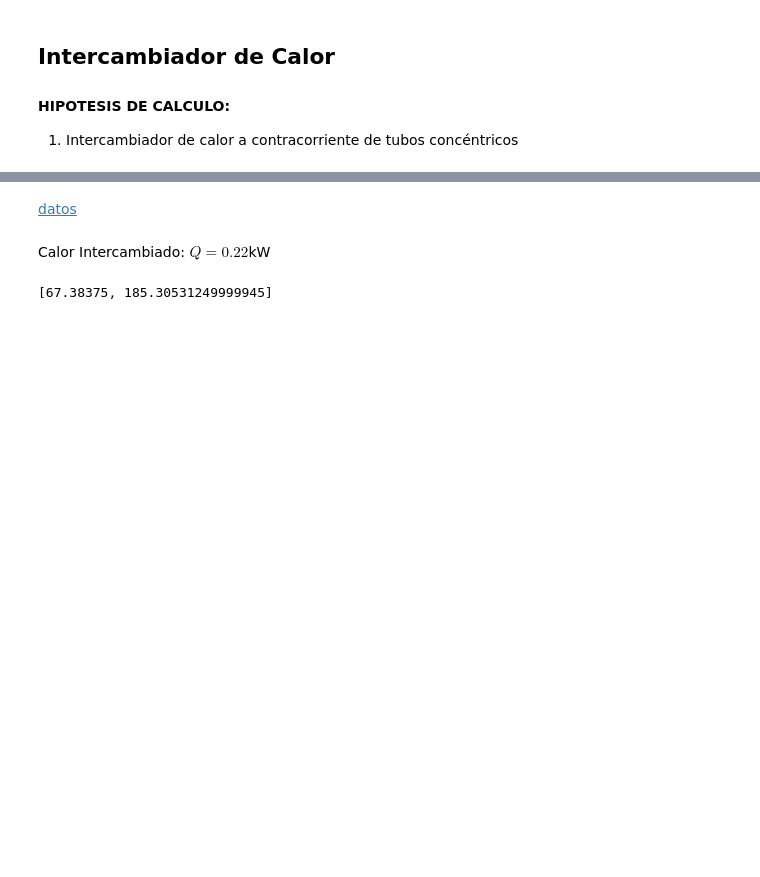
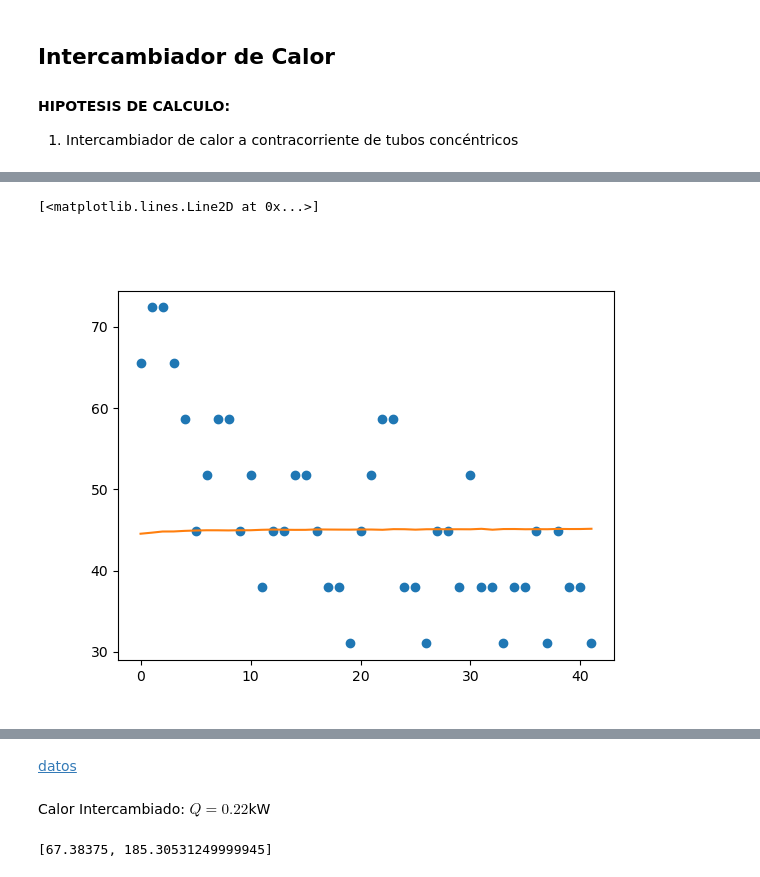
Before and after one commit to juandadamo/2022_Loop, a Jupyter notebook: Loop_intercambiador_01.ipynb, the cells around one changed output, grey strips where cells are left out. Cells and saved outputs as stored; diff of their text form; code cells hidden in the pictures; blank space fills up the shorter version.

```diff
--- a/Loop_intercambiador_01.ipynb
+++ b/Loop_intercambiador_01.ipynb
@@ -106 +142,20 @@ ax2.legend();
+# %%
+ni,nf = [157,199]
+U1 = Caudal[157:199]/(D_interno_1**2*np.pi/4)*1e-3/60
+p1,p2,p3,p4,p5,p6 = [PTi[ni:nf] for PTi in [PT01,PT02,PT03,PT04,PT05,PT06]]
+#################DATO a ojo
+nu_1 = 3.2e-5
+rho = densidad.mean()
+Re_1 = U1*D_interno_1/nu_1
+L1 = 32
+deltap_1 = U1**2*0.5*rho*L1/D_interno_1*64/Re_1
+#EXPERIENCIA 1
+# 458 HASTA 653
+n_inicio,n_final = [0,-1]
+fig,ax = plt.subplots(clear=True)
+ax.plot((p1-p3)*68.9476,'o')
+ax.plot(deltap_1)
+# %% [output]
+[<matplotlib.lines.Line2D at 0x...>]
+[figure, added]
 # %%
```
Also changed, not shown: parts of 8 cells of this notebook, 2 other files.
